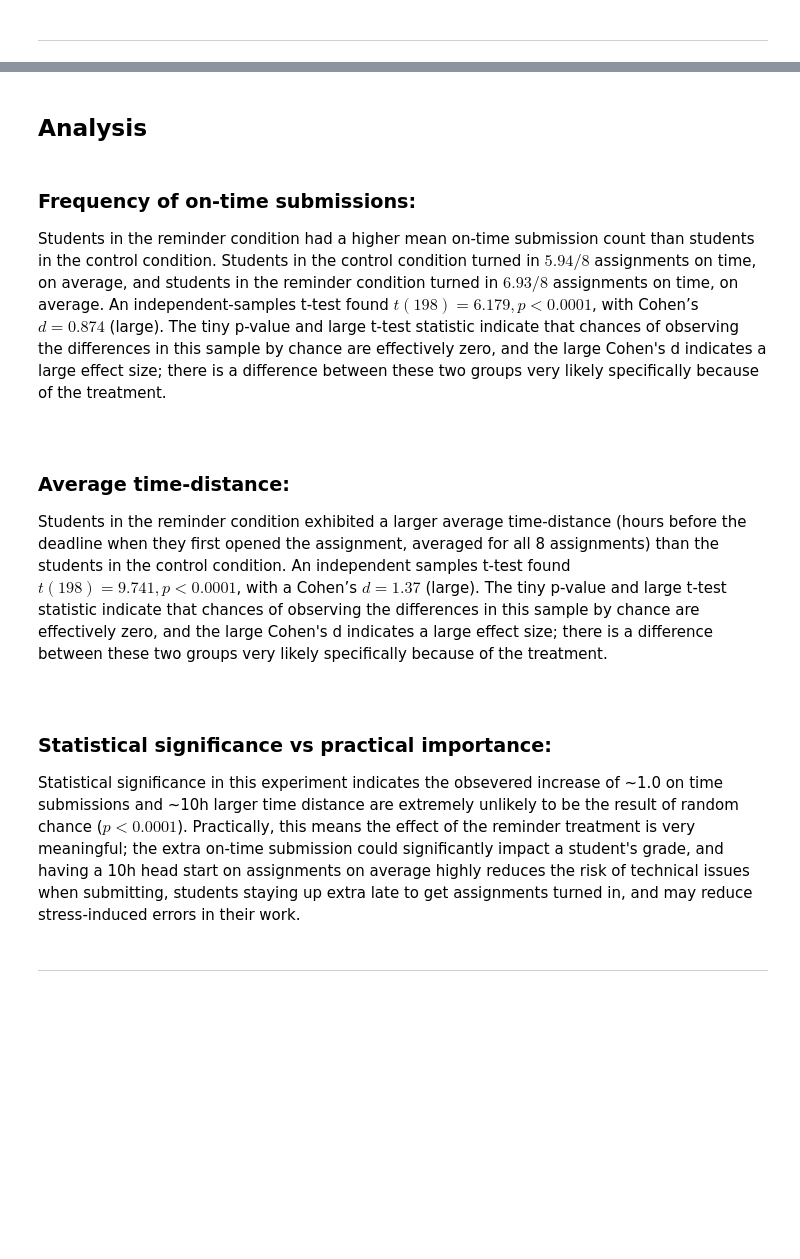
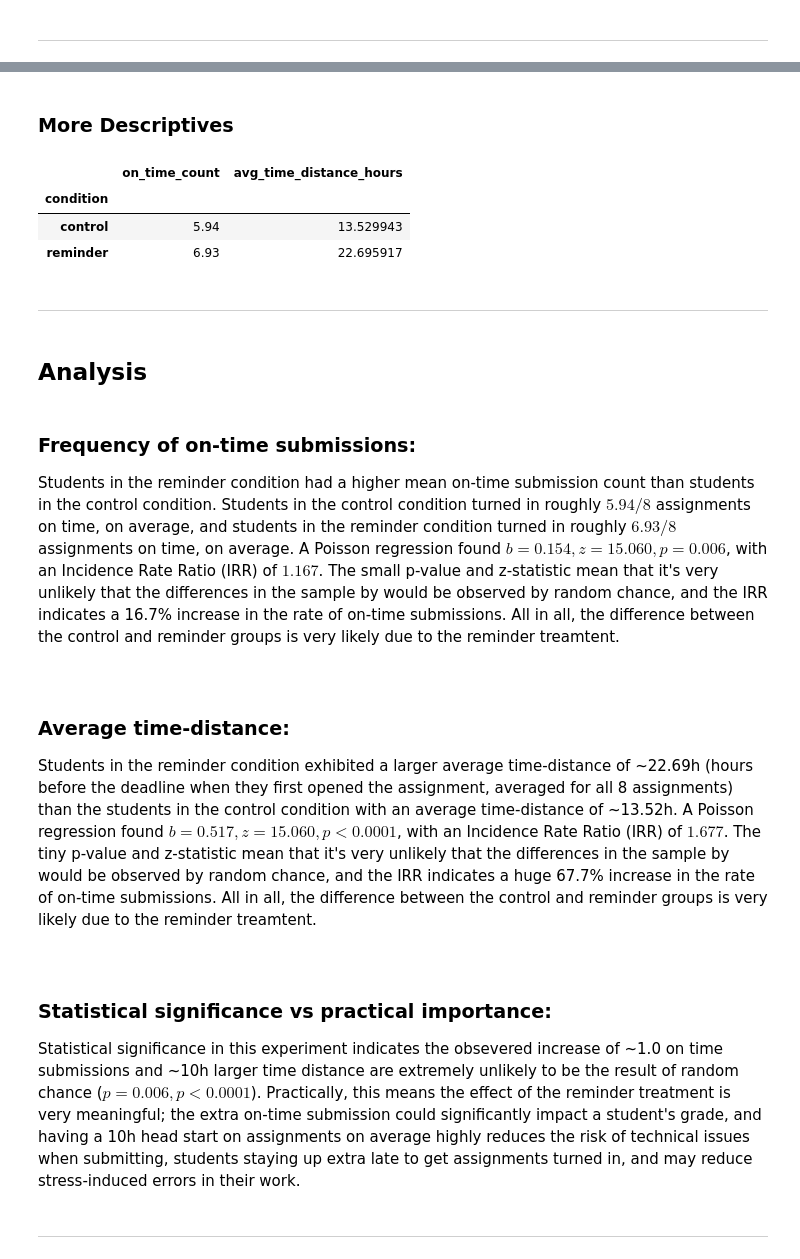
Before and after one commit to npisar/SI313-homework, a Jupyter notebook: module assignments/pisarczyk_Experiment Assignment_P3-4.ipynb, the cells around one changed output, grey strips where cells are left out. Cells and saved outputs as stored; diff of their text form; code cells hidden in the pictures; blank space fills up the shorter version.

Commit message:
experiment module finished

```diff
--- a/module assignments/pisarczyk_Experiment Assignment_P3-4.ipynb
+++ b/module assignments/pisarczyk_Experiment Assignment_P3-4.ipynb
@@ -257,16 +312,27 @@ print(f"    t(198) = {t2.statistic:.3f} | p = {t2.pvalue:.4f}*** | Cohen's d = {
+# %% [markdown]
+### **More Descriptives**
+# %%
+df.groupby('condition')[['on_time_count', 'avg_time_distance_hours']].mean()
+# %% [output]
+|  | on_time_count | avg_time_distance_hours |
+| condition |  |  |
+| control | 5.94 | 13.529943 |
+| reminder | 6.93 | 22.695917 |
+# %% [markdown]
+---
 # %% [markdown]
-## Analysis
+## **Analysis**
 # %% [markdown]
 ### Frequency of on-time submissions:<br>
-Students in the reminder condition had a higher mean on-time submission count than students in the control condition. Students in the control condition turned in $5.94 / 8$ assignments on time, on average, and students in the reminder condition turned in $6.93 / 8$ assignments on time, on average. An independent-samples t-test found $t(198) = 6.179, p < 0.0001$, with Cohen’s $d = 0.874$ (large). The tiny p-value and large t-test statistic indicate that chances of observing the differences in this sample by chance are effectively zero, and the large Cohen's d indicates a large effect size; there is a difference between these two groups very likely specifically because of the treatment.
+Students in the reminder condition had a higher mean on-time submission count than students in the control condition. Students in the control condition turned in roughly $5.94 / 8$ assignments on time, on average, and students in the reminder condition turned in roughly $6.93 / 8$ assignments on time, on average. A Poisson regression found $b = 0.154, z = 15.060, p = 0.006$, with an Incidence Rate Ratio (IRR) of $1.167$. The small p-value and z-statistic mean that it's very unlikely that the differences in the sample by would be observed by random chance, and the IRR indicates a 16.7% increase in the rate of on-time submissions. All in all, the difference between the control and reminder groups is very likely due to the reminder treamtent.
 <br><br><br>
 
 ### Average time-distance:<br>
-Students in the reminder condition exhibited a larger average time-distance (hours before the deadline when they first opened the assignment, averaged for all 8 assignments) than the students in the control condition. An independent samples t-test found $t(198) = 9.741, p < 0.0001$, with a Cohen’s $d = 1.37$ (large). The tiny p-value and large t-test statistic indicate that chances of observing the differences in this sample by chance are effectively zero, and the large Cohen's d indicates a large effect size; there is a difference between these two groups very likely specifically because of the treatment.
+Students in the reminder condition exhibited a larger average time-distance of ~22.69h (hours before the deadline when they first opened the assignment, averaged for all 8 assignments) than the students in the control condition with an average time-distance of ~13.52h. A Poisson regression found $b = 0.517, z = 15.060, p < 0.0001$, with an Incidence Rate Ratio (IRR) of $1.677$. The tiny p-value and z-statistic mean that it's very unlikely that the differences in the sample by would be observed by random chance, and the IRR indicates a huge 67.7% increase in the rate of on-time submissions. All in all, the difference between the control and reminder groups is very likely due to the reminder treamtent.
 <br><br><br>
 
 ### Statistical significance vs practical importance:<br>
-Statistical significance in this experiment indicates the obsevered increase of ~1.0 on time submissions and ~10h larger time distance are extremely unlikely to be the result of random chance ($p < 0.0001$). Practically, this means the effect of the reminder treatment is very meaningful; the extra on-time submission could significantly impact a student's grade, and having a 10h head start on assignments on average highly reduces the risk of technical issues when submitting, students staying up extra late to get assignments turned in, and may reduce stress-induced errors in their work.
+Statistical significance in this experiment indicates the obsevered increase of ~1.0 on time submissions and ~10h larger time distance are extremely unlikely to be the result of random chance ($p = 0.006, p < 0.0001$). Practically, this means the effect of the reminder treatment is very meaningful; the extra on-time submission could significantly impact a student's grade, and having a 10h head start on assignments on average highly reduces the risk of technical issues when submitting, students staying up extra late to get assignments turned in, and may reduce stress-induced errors in their work.
 # %% [markdown]
 ---
 # %% [markdown]
```
Also changed, not shown: parts of 17 cells of this notebook, 1 other file.
